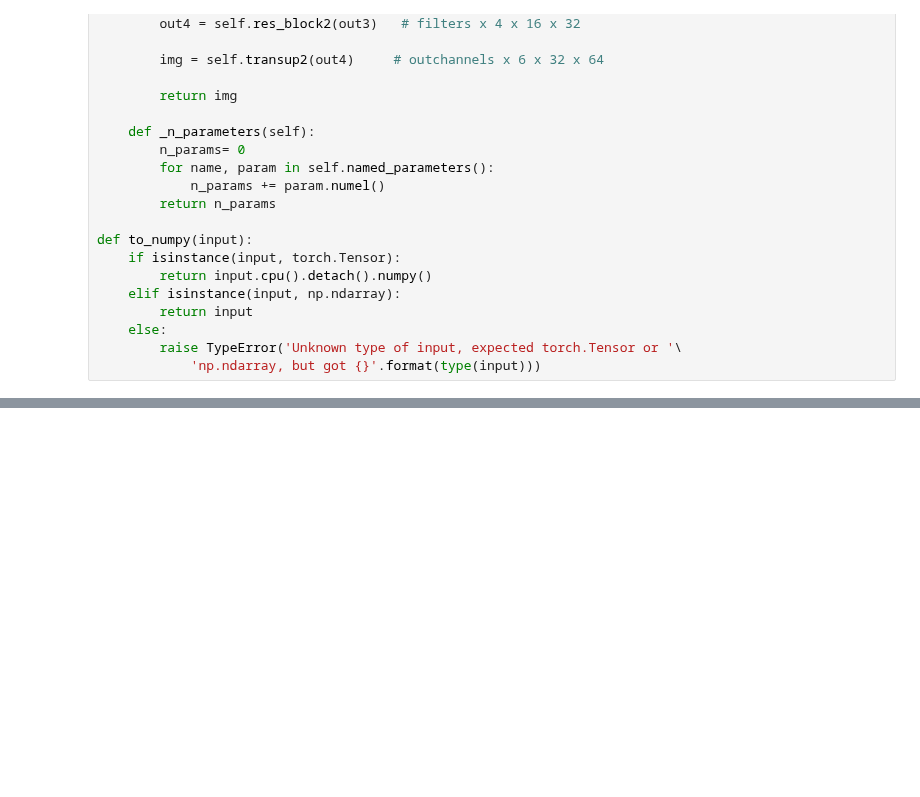
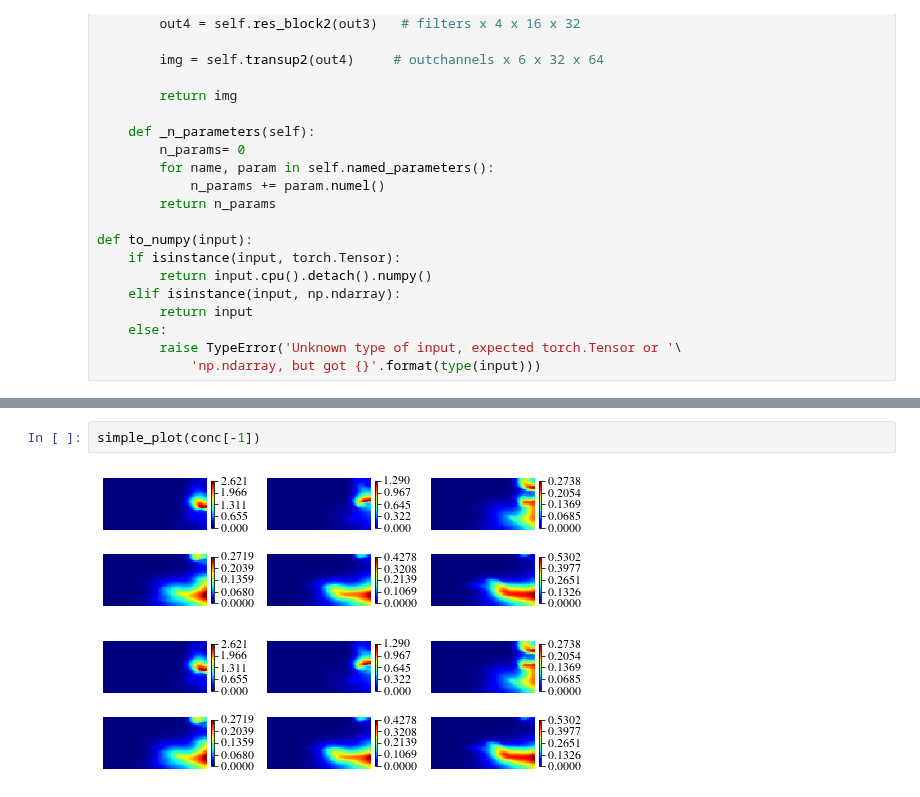
Before and after one commit to ZitongZhou/react_inverse, a Jupyter notebook: TCP_3d/ESMDA-MT3D.ipynb, the cells around one changed output, grey strips where cells are left out. Saved outputs shown, nothing was run; the diff lists cells and outputs as text; blank space fills up the shorter version.

```diff
--- a/TCP_3d/ESMDA-MT3D.ipynb
+++ b/TCP_3d/ESMDA-MT3D.ipynb
@@ -373,0 +653,5 @@ con_rate = np.array(con_rate)
+# %%
+simple_plot(conc[-1])
+# %% [output]
+[figure, added]
+[figure, added]
```
Also changed, not shown: parts of 16 cells of this notebook, 4 other files.
